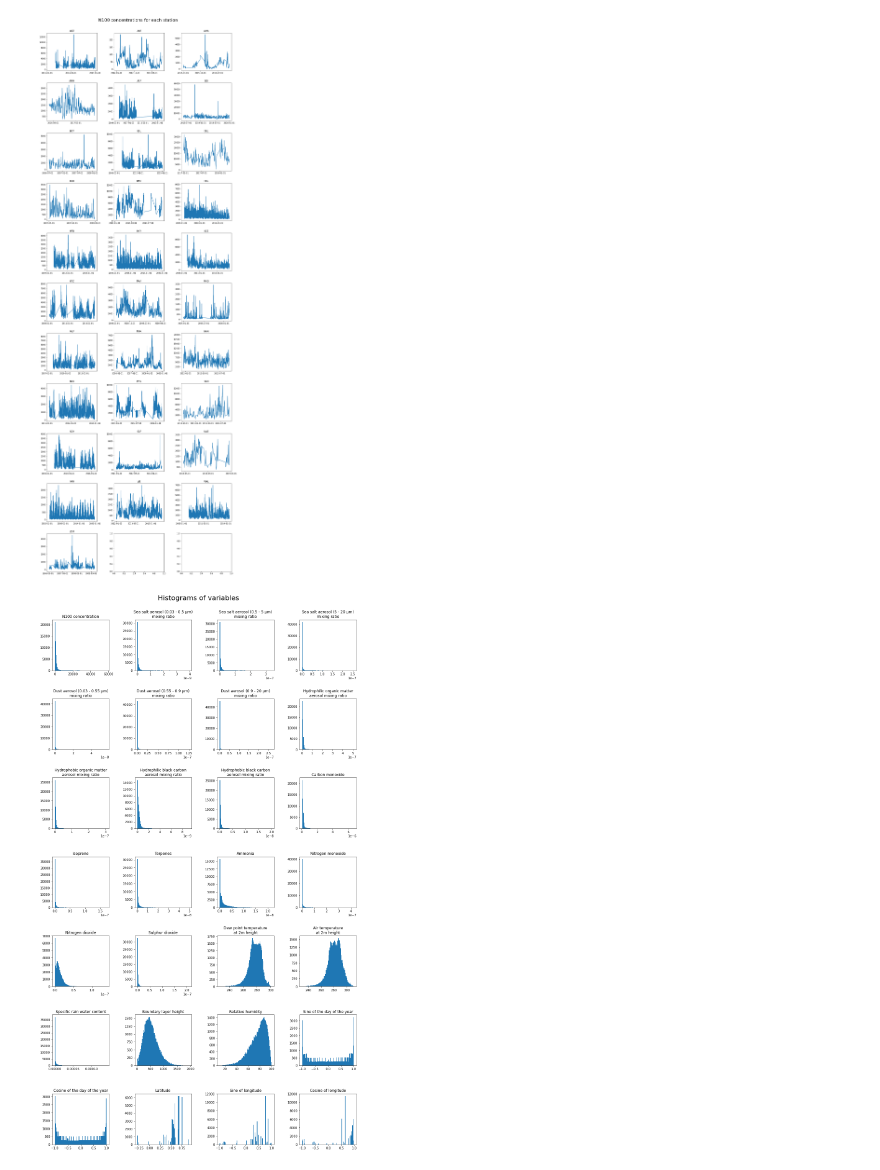
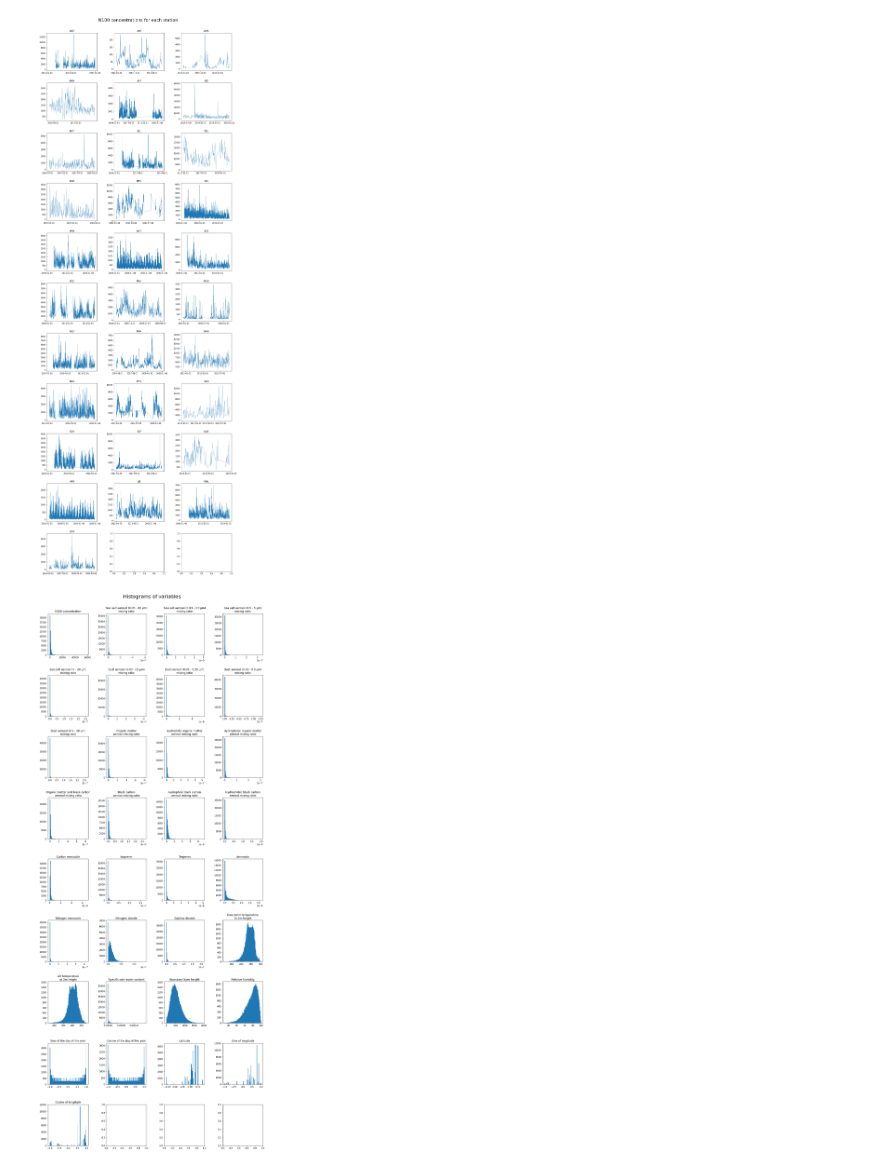
Before and after one commit to ellarauth/CCN-proxy-modeling, a Jupyter notebook: exploratory data analysis.ipynb, the cells around one changed output. Saved outputs shown, nothing was run; the diff lists cells and outputs as text; code cells hidden in the pictures.

```diff
--- a/exploratory data analysis.ipynb
+++ b/exploratory data analysis.ipynb
@@ -21,13 +22,3 @@ for v in variables:
         transf_vars.append(v)
     else:
         transf_vars.append(v+'_log')
-# %%
-data = pd.read_csv('data/full_data.csv', parse_dates=['date'])
-
-for v in ['n100']+variables:
-    if v not in dont_transform:
-        transformed = data[v]
-        transformed = transformed.where(transformed != transformed.min(), transformed.nlargest(2).iloc[-1])
-        data[v+'_log'] = np.log(transformed)
-
-data.head()
@@ -41,0 +25,22 @@ data.head()
+# %%
+# loading the data
+data = pd.read_csv('data/full_data.csv', parse_dates=['date'])
+
+# log-transformed values that are < 1 become negative, which doesn't make sense
+data.loc[data.n100 < 1, 'n100'] = 1
+
+# adding variables that aggregate the mixing ratios for the same type of aerosol
+data['aermr_seasalt'] = data['aermr01'] + data['aermr02'] + data['aermr03']
+data['aermr_dust'] = data['aermr04'] + data['aermr05'] + data['aermr06']
+data['aermr_om'] = data['aermr07'] + data['aermr08']
+data['aermr_bc'] = data['aermr09'] + data['aermr10']
+data['aermr_ombc'] = data['aermr07'] + data['aermr08'] + data['aermr09'] + data['aermr10']
+
+# log-transforming selected variables
+for v in ['n100']+variables:
+    if v not in dont_transform:
+        transformed = data[v]
+        transformed = transformed.where(transformed > 0, transformed[transformed > 0].min())
+        data[v+'_log'] = np.log(transformed)
+
+data.head()
@@ -42,5 +55,5 @@ data.head()
 # %%
-fig, axes = plt.subplots(11,3, figsize=(15,40))
+fig, axes = plt.subplots(11, 3, figsize=(15,40))
 axes = iter(axes)
 i = 0
 
@@ -48,7 +61,7 @@ for c in cities:
     if i%3 == 0:
         axis = next(axes)
     ax = axis[i%3]
-    ax.plot(data.date.loc[data.station == c], data.n100.loc[data.station == c])
+    ax.plot(data.date.loc[data.station == c], data.n100.loc[data.station == c], lw=0.5)
     ax.set_title(c)
     ax.set_xticks(ax.get_xticks()[::3])
     i += 1
@@ -56,20 +69,24 @@ for c in cities:
 fig.tight_layout(pad=3)
 fig.suptitle('N100 concentrations for each station', y=1.01, fontsize=22);
 # %% [output]
-[figure, old version]
+[figure, new version]
 # %%
 variable_dict = {'n100': 'N100 concentration',
+                 'aermr_seasalt': 'Sea salt aerosol (0.03 - 20 µm)\nmixing ratio',
                  'aermr01': 'Sea salt aerosol (0.03 - 0.5 µm)\nmixing ratio',
                  'aermr02': 'Sea salt aerosol (0.5 - 5 µm)\nmixing ratio',
                  'aermr03': 'Sea salt aerosol (5 - 20 µm)\nmixing ratio',
+                 'aermr_dust': 'Dust aerosol (0.03 - 20 µm)\nmixing ratio',
                  'aermr04': 'Dust aerosol (0.03 - 0.55 µm)\nmixing ratio',
                  'aermr05': 'Dust aerosol (0.55 - 0.9 µm)\nmixing ratio',
                  'aermr06': 'Dust aerosol (0.9 - 20 µm)\nmixing ratio',
+                 'aermr_om': 'Organic matter\naerosol mixing ratio',
                  'aermr07': 'Hydrophilic organic matter\naerosol mixing ratio',
                  'aermr08': 'Hydrophobic organic matter\naerosol mixing ratio',
+                 'aermr_ombc': 'Organic matter and black carbon\naerosol mixing ratio',
+                 'aermr_bc': 'Black carbon\naerosol mixing ratio',
                  'aermr09': 'Hydrophilic black carbon\naerosol mixing ratio',
                  'aermr10': 'Hydrophobic black carbon\naerosol mixing ratio',
-#                  'aermr11': 'Sulphate aerosol\nmixing ratio',
                  'co': 'Carbon monoxide',
                  'c5h8': 'Isoprene',
                  'c10h16': 'Terpenes',
@@ -89,20 +106,20 @@ variable_dict = {'n100': 'N100 concentration',
                  'longitude_cos': 'Cosine of longitude'}
 # %%
 ncols = 4
-fig, axes = plt.subplots(7, ncols, figsize=(15,25))
+fig, axes = plt.subplots(9, ncols, figsize=(15,35))
 axes = iter(axes)
 i = 0
 
 for v in ['n100']+variables:
     if i%ncols == 0:
         axis = next(axes)
     ax = axis[i%ncols]
     ax.hist(data[v], bins=100)
     ax.set_title(variable_dict[v])
     i += 1
 
 fig.tight_layout(pad=3)
 fig.suptitle('Histograms of variables', y=1.01, fontsize=22);
 # %% [output]
-[figure, old version]
+[figure, new version]
 # %%
```
Also changed, not shown: parts of 8 cells of this notebook, 2 other files.
